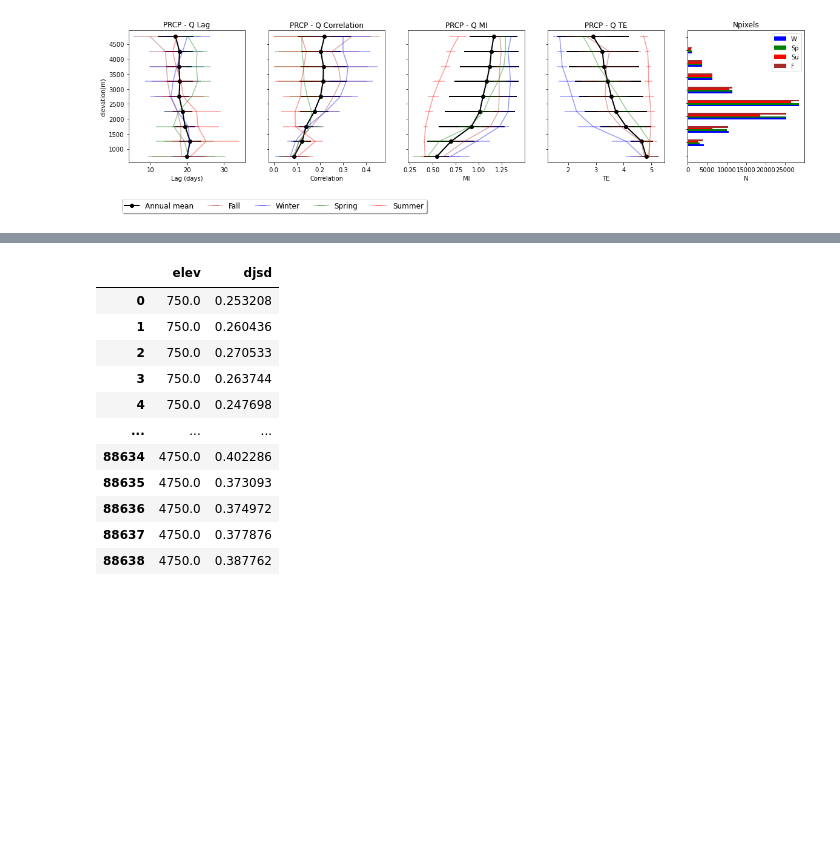
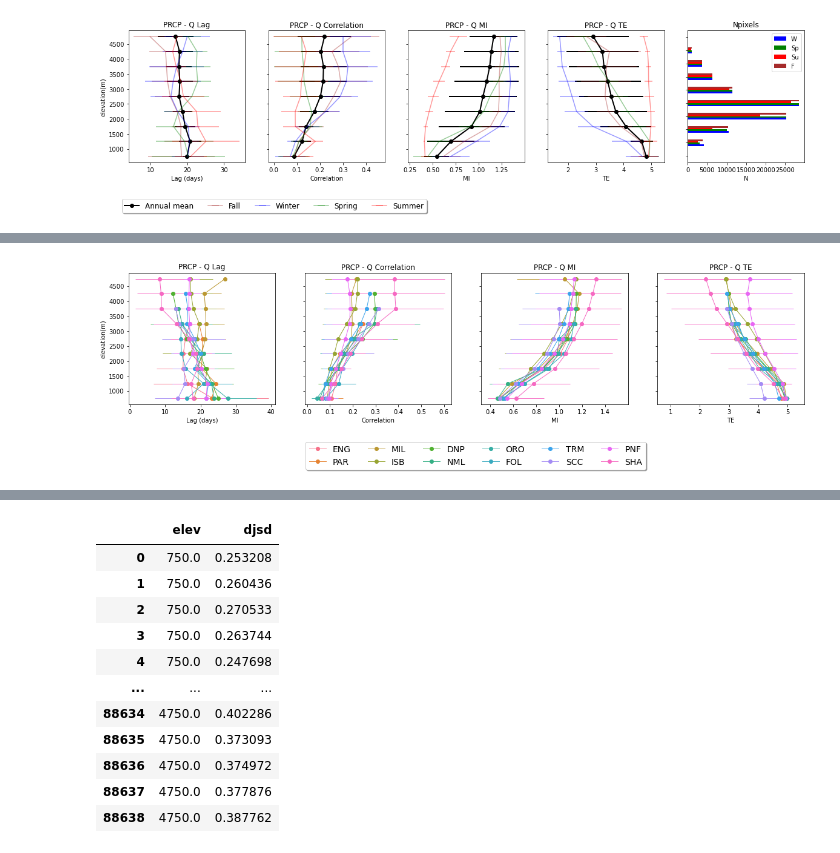
Before and after one commit to kashingtonDC/RespTime, a Jupyter notebook: code/04_merge_plot.ipynb, the cells around one changed output, grey strips where cells are left out. Drawn from its saved outputs; the diff is of its cells as text; code cells hidden in the pictures; blank space fills up the shorter version.

Commit message:
update elevations for each shed

```diff
--- a/code/04_merge_plot.ipynb
+++ b/code/04_merge_plot.ipynb
@@ -256,7 +239,7 @@ median_hts = np.linspace(250,4750,10)
 # %%
 # Read each contour interval shape
 
-with fiona.open("../rasters/elev_contours_500.shp", "r") as shapefile:
+with fiona.open("../shape/contours_500m.shp", "r") as shapefile:
     shapes = [feature["geometry"] for feature in shapefile]
 
 len(shapes)
@@ -607,0 +745,71 @@ plt.show()
+# %%
+# Get enough colors for each watershed to be unique
+colors = sns.color_palette("husl", len(season_res_p_sheds.keys()))
+cdict = OrderedDict(zip(list(gdf[~gdf['stid'].isin(['CFW', 'MCR', 'NHG'])]['stid']),colors))
+
+
+# Setup fig
+plt.figure(figsize=(20,4))
+
+
+
+# Loop through results
+for k,v in season_res_p_sheds.items():
+    stid = k
+    season_res_p = v
+    varmean = pd.concat([season_res_p[key]['plag_mean'] for key in season_res_p.keys()], axis=1).mean(axis = 1)
+    varstd = pd.concat([season_res_p[key]['plag_mean'] for key in season_res_p.keys()], axis=1).std(axis = 1)
+
+    ax0 = plt.subplot(141)
+    ax0.set_title("PRCP - Q Lag")
+    varmean = pd.concat([season_res_p[key]['plag_mean'] for key in season_res_p.keys()], axis=1).mean(axis = 1)
+    varstd = pd.concat([season_res_p[key]['plag_mean'] for key in season_res_p.keys()], axis=1).std(axis = 1)
+    ax0.errorbar(varmean,varmean.index, xerr = varstd, label = k, linewidth = 1,marker='o', c= cdict[stid])
+#     ax0.errorbar(season_res_p['F']['plag_mean'], season_res_p['F'].index, xerr =season_res_p['F']['plag_std'],label = 'Fall', color = 'brown',alpha = 0.4)
+#     ax0.errorbar(season_res_p['W']['plag_mean'], season_res_p['F'].index, xerr =season_res_p['W']['plag_std'],label = 'Winter', color = 'blue',alpha = 0.4)
+#     ax0.errorbar(season_res_p['Sp']['plag_mean'], season_res_p['F'].index, xerr =season_res_p['Sp']['plag_std'],label = 'Spring', color = 'green',alpha = 0.4)
+#     ax0.errorbar(season_res_p['Su']['plag_mean'], season_res_p['F'].index, xerr =season_res_p['Su']['plag_std'],label = 'Summer', color = 'red',alpha = 0.4)
+
+    ax0.set_ylabel("elevation(m)")
+    ax0.set_xlabel("Lag (days)")
+
+    ax1 = plt.subplot(142)
+    ax1.set_title("PRCP - Q Correlation")
+    varmean = pd.concat([season_res_p[key]['pcor_mean'] for key in season_res_p.keys()], axis=1).mean(axis = 1)
+    varstd = pd.concat([season_res_p[key]['pcor_mean'] for key in season_res_p.keys()], axis=1).std(axis = 1)
+    ax1.errorbar(varmean,varmean.index, xerr = varstd, label = k, linewidth = 1,marker='o',c= cdict[stid])
+#     ax1.errorbar(season_res_p['F']['pcor_mean'], season_res_p['F'].index, xerr =season_res_p['F']['pcor_std'],color = 'brown',alpha = 0.4)
+#     ax1.errorbar(season_res_p['W']['pcor_mean'], season_res_p['F'].index, xerr =season_res_p['F']['pcor_std'], color = 'blue',alpha = 0.4)
+#     ax1.errorbar(season_res_p['Sp']['pcor_mean'], season_res_p['F'].index, xerr =season_res_p['F']['pcor_std'], color = 'green',alpha = 0.4)
+#     ax1.errorbar(season_res_p['Su']['pcor_mean'], season_res_p['F'].index, xerr =season_res_p['F']['pcor_std'], color = 'red',alpha = 0.4)
+    ax1.set(yticklabels=[])
+    ax1.set_xlabel("Correlation")
+
+    ax2 = plt.subplot(143)
+    ax2.set_title("PRCP - Q MI")
+    varmean = pd.concat([season_res_p[key]['pmi_mean'] for key in season_res_p.keys()], axis=1).mean(axis = 1)
+    varstd = pd.concat([season_res_p[key]['pmi_mean'] for key in season_res_p.keys()], axis=1).std(axis = 1)
+    ax2.errorbar(varmean,varmean.index, xerr = varstd,  label = k, linewidth = 1,marker='o',c= cdict[stid])
+#     ax2.errorbar(season_res_p['F']['pmi_mean'], season_res_p['F'].index, xerr =season_res_p['F']['pmi_std'],color = 'brown',alpha = 0.4)
+#     ax2.errorbar(season_res_p['W']['pmi_mean'], season_res_p['F'].index, xerr =season_res_p['W']['pmi_std'], color = 'blue',alpha = 0.4)
+#     ax2.errorbar(season_res_p['Sp']['pmi_mean'], season_res_p['F'].index, xerr =season_res_p['Sp']['pmi_std'], color = 'green',alpha = 0.4)
+#     ax2.errorbar(season_res_p['Su']['pmi_mean'], season_res_p['F'].index, xerr =season_res_p['Su']['pmi_std'], color = 'red',alpha = 0.4)
+    ax2.set(yticklabels=[])
+    ax2.set_xlabel("MI")
+
+    ax3 = plt.subplot(144)
+    ax3.set_title("PRCP - Q TE")
+    varmean = pd.concat([season_res_p[key]['pte_mean'] for key in season_res_p.keys()], axis=1).mean(axis = 1)
+    varstd = pd.concat([season_res_p[key]['pte_mean'] for key in season_res_p.keys()], axis=1).std(axis = 1)
+    ax3.errorbar(varmean,varmean.index, xerr = varstd,  label = k, linewidth = 1,marker='o',c= cdict[stid])
+#     ax3.errorbar(season_res_p['F']['pte_mean'], season_res_p['F'].index, xerr = season_res_p['F']['pte_std'],color = 'brown',alpha = 0.4)
+#     ax3.errorbar(season_res_p['W']['pte_mean'], season_res_p['F'].index, xerr = season_res_p['W']['pte_std'], color = 'blue',alpha = 0.4)
+#     ax3.errorbar(season_res_p['Sp']['pte_mean'], season_res_p['F'].index, xerr = season_res_p['Sp']['pte_std'], color = 'green',alpha = 0.4)
+#     ax3.errorbar(season_res_p['Su']['pte_mean'], season_res_p['F'].index, xerr = season_res_p['Su']['pte_std'], color = 'red',alpha = 0.4)
+    ax3.set(yticklabels=[])
+    ax3.set_xlabel("TE")
+
+plt.legend(loc='upper right', bbox_to_anchor=(-0.05, -.25), ncol=6, fontsize = 14, fancybox=True, shadow=True)
+plt.show()
+# %% [output]
+[figure, added]
```
Also changed, not shown: parts of 10 cells of this notebook.
